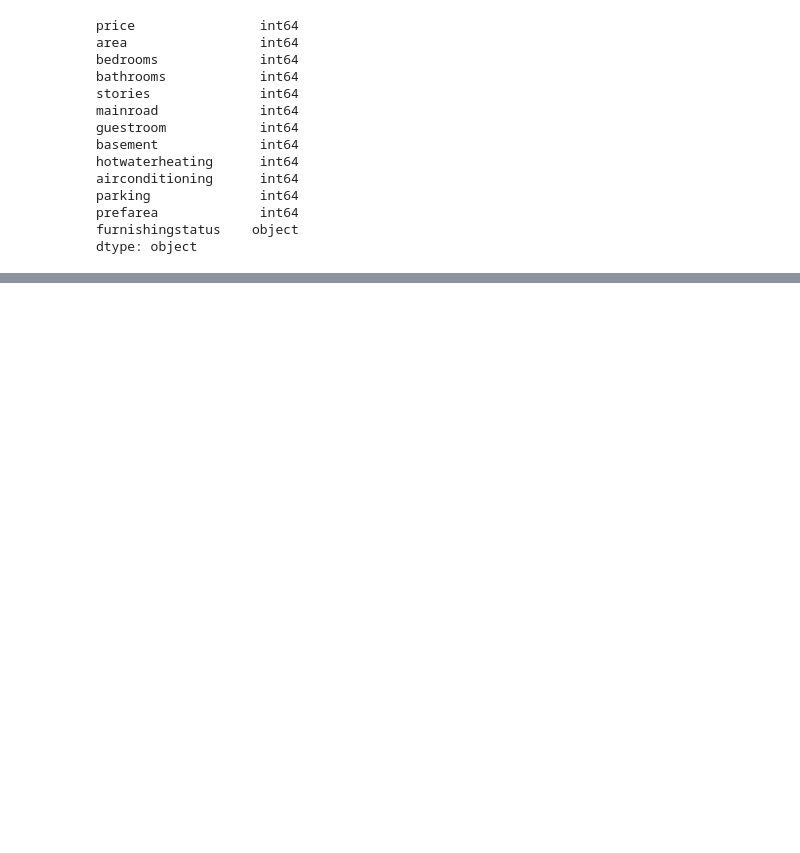
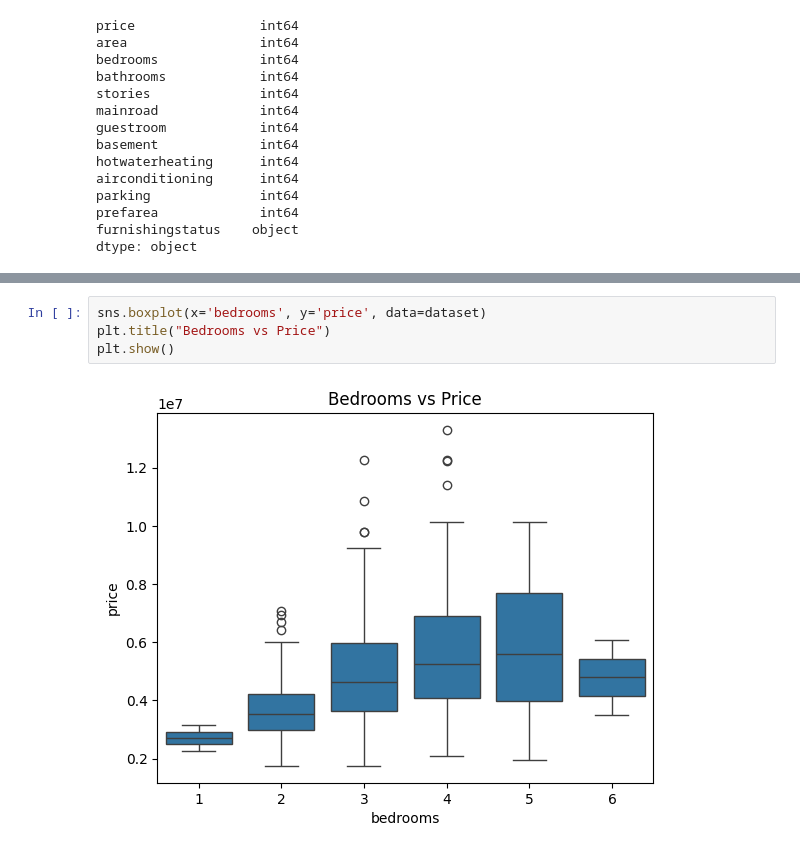
Before and after one commit to apekshakashyap17/House-price-prediction-system, a Jupyter notebook: housing.ipynb, the cells around one changed output, grey strips where cells are left out. Drawn from its saved outputs; the diff is of its cells as text; blank space fills up the shorter version.

```diff
--- a/housing.ipynb
+++ b/housing.ipynb
@@ -107,0 +139,6 @@ dtype: object
+# %%
+sns.boxplot(x='bedrooms', y='price', data=dataset)
+plt.title("Bedrooms vs Price")
+plt.show()
+# %% [output]
+[figure, added]
```
Also changed, not shown: parts of 9 cells of this notebook.
